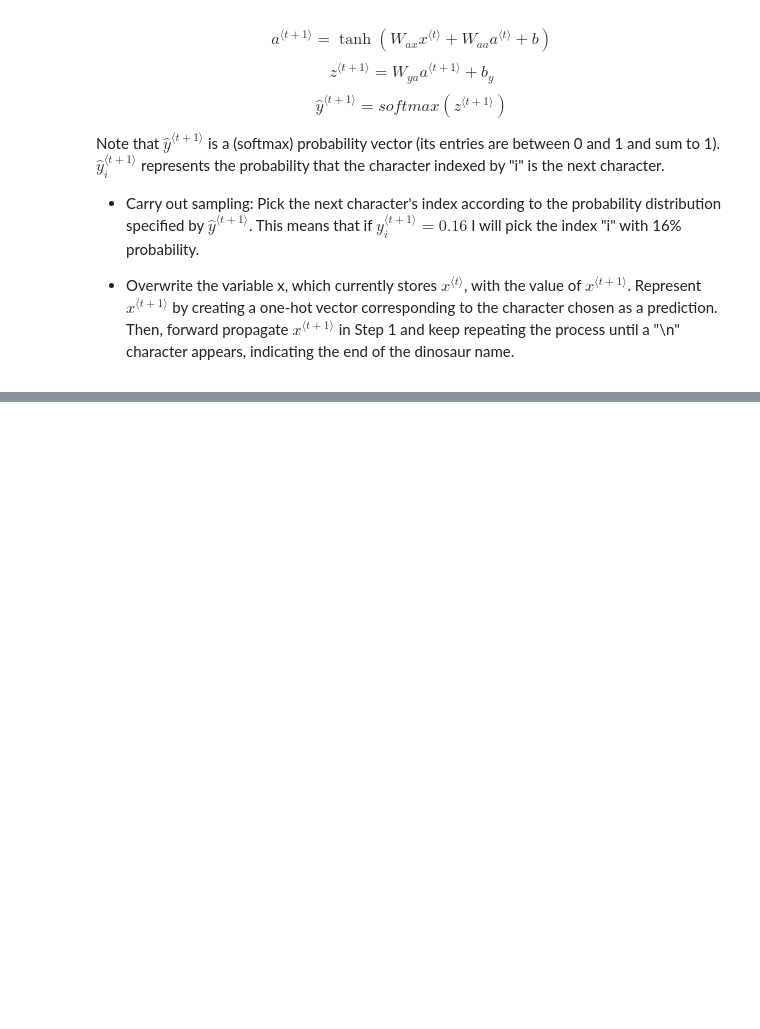
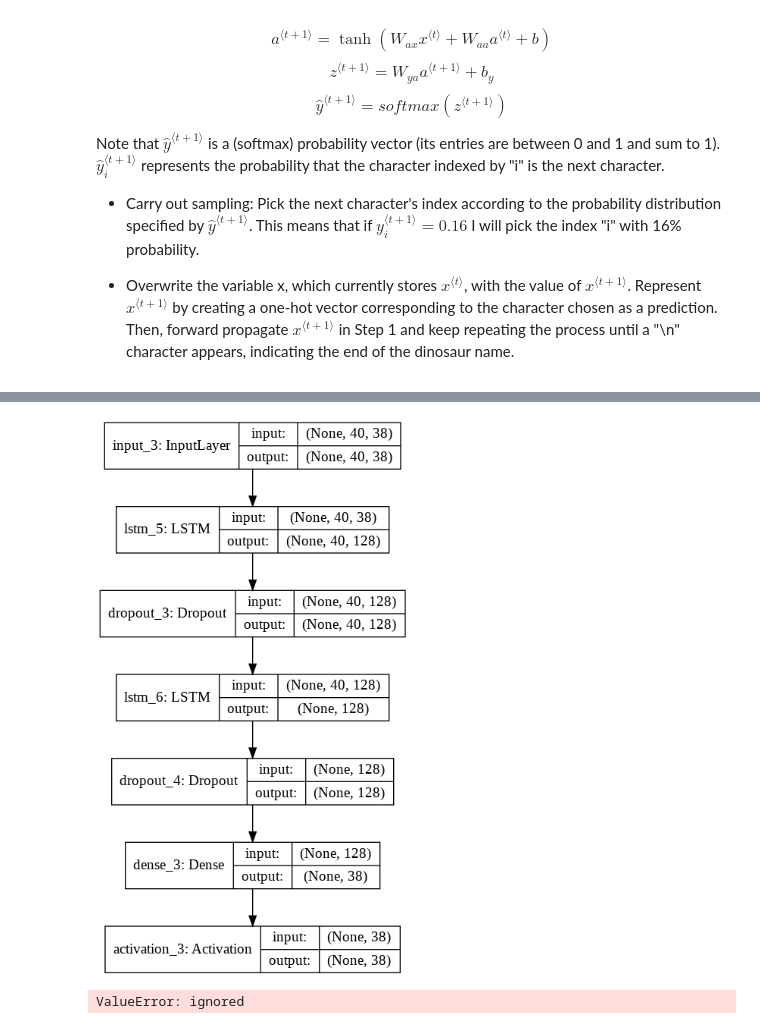
Before and after one commit to DrAlexSanz/Dinosaurs, a Jupyter notebook: Dinosaurs.ipynb, the cells around one changed output, grey strips where cells are left out. Saved outputs shown, nothing was run; the diff lists cells and outputs as text; code cells hidden in the pictures; blank space fills up the shorter version.

```diff
--- a/Dinosaurs.ipynb
+++ b/Dinosaurs.ipynb
@@ -134,0 +280,32 @@ Note that $\hat{y}^{\langle t+1 \rangle }$ is a (softmax) probability vector (it
+# %%
+np.random.seed(13)
+
+vocab_size, n_a = 27, 100 # With 27 instead of 71 it doesn't work because some dimensions problem. Let's leave it like this.
+a_prev = np.random.randn(n_a, 1)
+
+Wax = np.random.randn(n_a, vocab_size)
+Waa = np.random.randn(n_a, n_a)
+Wya = np.random.randn(vocab_size, n_a)
+b = np.random.randn(n_a, 1)
+by = np.random.randn(vocab_size, 1)
+
+parameters = {"Wax": Wax,
+              "Waa": Waa,
+              "Wya": Wya,
+              "b": b,
+              "by": by}
+
+X = [12, 3, 5, 11, 22, 3]
+Y = [4, 14, 11, 22, 25, 26]
+
+learning_rate = 1e-2
+
+loss, gradients, a_last = optimize(X, Y, a_prev, parameters, learning_rate)
+
+print("Loss = ", loss)
+print("gradients dWaa [1][2] = ", gradients["dWaa"][1][2])
+print("Index of dWaa = ", np.argmax(gradients["dWaa"]))
+print("gradients dWya [1][2] = ", gradients["dWya"][1][2])
+print("gradients db[4] = ", gradients["db"][4])
+print("gradients dby[1] = ", gradients["dby"][1])
+print("a_last[4] = ", a_last[4])
@@ -134,0 +459,9 @@ Note that $\hat{y}^{\langle t+1 \rangle }$ is a (softmax) probability vector (it
+# %%
+plot_model(model, to_file = "model.png", show_shapes = True)
+# %% [output]
+[figure, added]
+# %%
+print_callback = LambdaCallback(on_epoch_end = on_epoch_end)
+model.fit(x, y, batch_size = 128, epochs = 1, callbacks = [print_callback])
+# %% [output]
+ValueError: ignored
```
Also changed, not shown: parts of 15 cells of this notebook.
